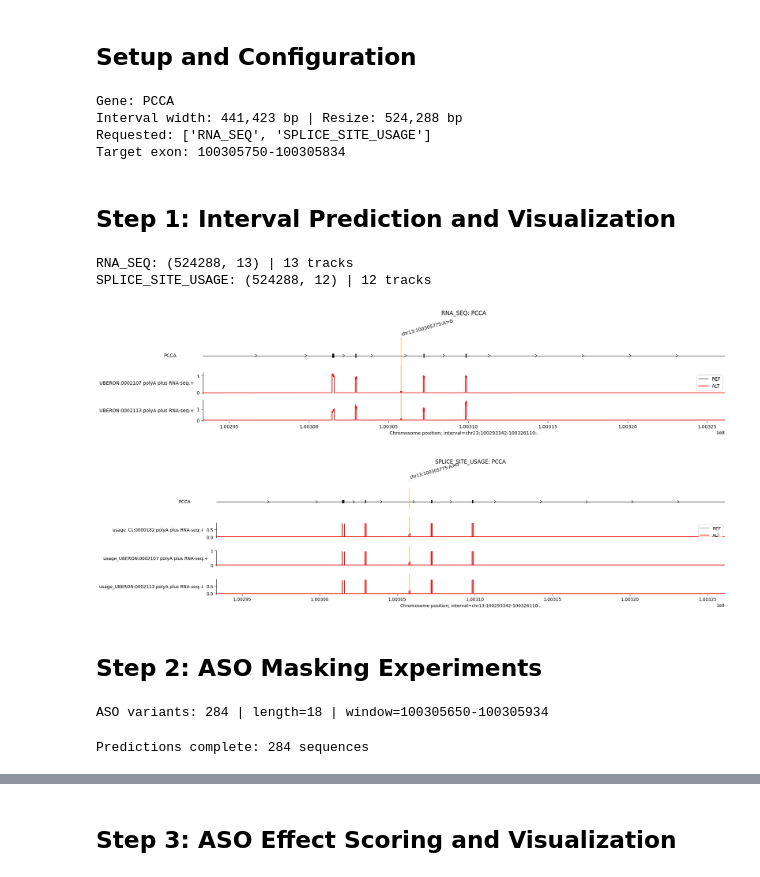
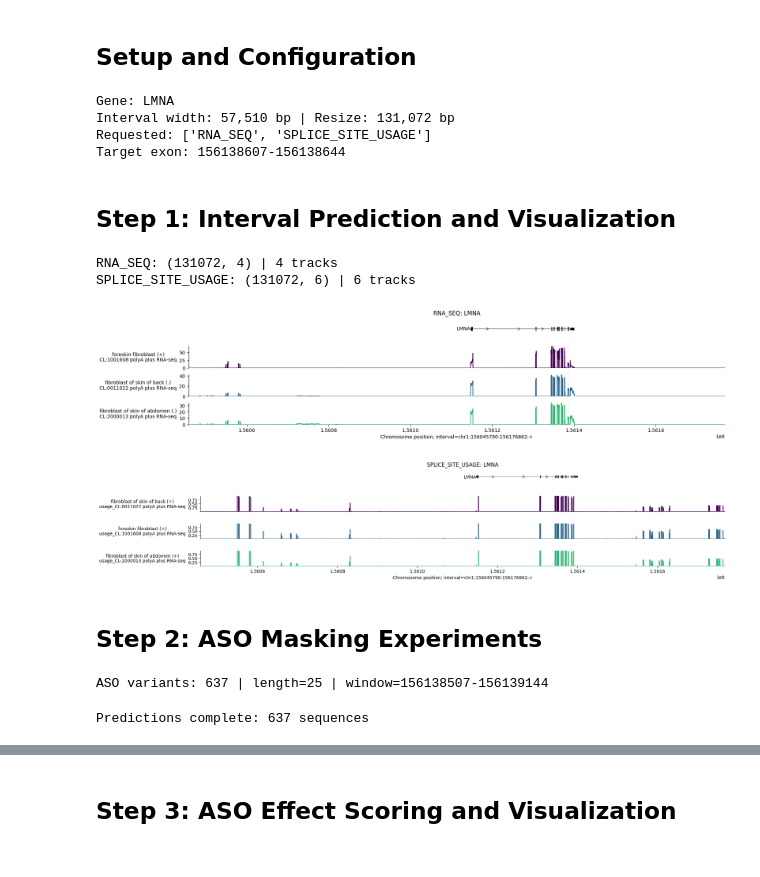
Before and after one commit to nistring/AlphaGenome_ASO, a Jupyter notebook: aso.ipynb, the cells around one changed output, grey strips where cells are left out. Cells and saved outputs as stored; diff of their text form; code cells hidden in the pictures.

```diff
--- a/aso.ipynb
+++ b/aso.ipynb
@@ -3,24 +361,4 @@
 # %%
-import json
-from pathlib import Path
-import pandas as pd
-from Bio import SeqIO
-import matplotlib.pyplot as plt
-
-from utils import (
-    parse_output_types, get_optimal_resize_width,
-    enumerate_aso_variants, plot_all_outputs, find_exon_sequence,
-    score_asos_and_export
-)
-from alphagenome.models import dna_client
-from alphagenome.data import genome, gene_annotation, transcript as transcript_utils
-from alphagenome.visualization import plot_components
-
-# Load config
-config_name = 'PCCA'  # Change config file here
-with open(f'config_private/{config_name}.json', 'r', encoding='utf-8') as f:
-    cfg = json.load(f)
-
 cfg['results_dir'] = cfg['results_dir'] + '/ASO'
 Path(cfg['data_dir']).mkdir(parents=True, exist_ok=True)
 Path(cfg['results_dir']).mkdir(parents=True, exist_ok=True)
@@ -60,19 +398,11 @@ exon_start_rel, exon_end_rel = find_exon_sequence(interval.start, cfg['exon_inte
 exon_start = interval.start + exon_start_rel
 exon_end = interval.start + exon_end_rel
 print(f"Target exon: {exon_start}-{exon_end}")
-
-# Flank sanity
-exon_length = exon_end - exon_start
-min_flank = 100
-if cfg['flank'] < min_flank:
-    cfg['flank'] = min_flank
-    print(f"Adjusted flank to {min_flank}")
-cfg['flank'] += exon_length
 # %% [output]
-Gene: PCCA
-Interval width: 441,423 bp | Resize: 524,288 bp
+Gene: LMNA
+Interval width: 57,510 bp | Resize: 131,072 bp
 Requested: ['RNA_SEQ', 'SPLICE_SITE_USAGE']
-Target exon: 100305750-100305834
+Target exon: 156138607-156138644
 # %% [markdown]
 ## Step 1: Interval Prediction and Visualization
 # %%
@@ -83,8 +413,9 @@ if snv:
     snv["chromosome"] = interval.chromosome
     if not snv.get('reference_bases'):
         snv['reference_bases'] = ref_seq[snv['position'] - interval.start]
+    snv['position'] += 1 # Convert to 1-based
     variant = genome.Variant.from_dict(snv)
-    ref_seq = ref_seq[:snv['position'] - interval.start] + snv['alternate_bases'] + ref_seq[snv['position'] - interval.start + len(snv['alternate_bases']):]  # Now the ref_seq for ASO design is the mutated one.
+    ref_seq = ref_seq[:snv['position'] - interval.start] + snv['alternate_bases'] + ref_seq[snv['position'] - interval.start + len(snv['alternate_bases']):]
     ref_output = model.predict_variant(
         interval=interval,
         variant=variant,
@@ -107,43 +438,30 @@ for output_type in requested_outputs:
     if track_data is not None and hasattr(track_data, 'values'):
         print(f"{output_type.name}: {track_data.values.shape} | {len(track_data.names)} tracks")
 # %% [output]
-RNA_SEQ: (524288, 13) | 13 tracks
-SPLICE_SITE_USAGE: (524288, 12) | 12 tracks
+RNA_SEQ: (131072, 4) | 4 tracks
+SPLICE_SITE_USAGE: (131072, 6) | 6 tracks
 # %%
-# Visualize predictions
-viz_width = cfg.get('viz_resize_width', 2**15)
-annotations = plot_all_outputs(ref_output, transcripts, requested_outputs, cfg, resize_width=viz_width, target_interval=[target_interval], variant=variant)
+annotations = plot_all_outputs(ref_output, transcripts, requested_outputs, cfg, interval=interval, target_interval=[target_interval], variant=variant)
 # %% [output]
-[figure, old version]
+[figure, new version]
-[figure, old version]
+[figure, new version]
 # %% [markdown]
 ## Step 2: ASO Masking Experiments
 # %%
 # ASO variant window
-from alphagenome.data.genome import Interval
-
-if snv:
-    ref_output = ref_output.alternate
-
-variant_interval = Interval(
+variant_interval = genome.Interval(
     chromosome=interval.chromosome,
-    start=exon_start,
-    end=exon_end,
-).resize(cfg['flank'])
-
-if cfg['flank'] > 1000:
-    print(f"Warning: large flank {cfg['flank']} bp may use high memory.")
-
+    start=exon_start-cfg['flank'][0],
+    end=exon_end+cfg['flank'][1],
+)
 start_rel = variant_interval.start - interval.start
 end_rel = variant_interval.end - interval.start
 aso_length = cfg['ASO_length']
 # Use ref_seq (which may have SNV alt applied) as reference for ASO enumeration
-variants, asos = enumerate_aso_variants(ref_seq, start_rel, end_rel, aso_length)
-print(f"ASO variants: {len(variants)} | length={aso_length} | window={variant_interval.start}-{variant_interval.end}")
-# %% [output]
-ASO variants: 284 | length=18 | window=100305650-100305934
 # %%
 # Predict masked sequences
+variants, asos = enumerate_aso_variants(ref_seq, start_rel, end_rel, aso_length)
+print(f"ASO variants: {len(variants)} | length={aso_length} | window={variant_interval.start}-{variant_interval.end}")
 outputs = model.predict_sequences(
     intervals=[interval] * len(variants),
     sequences=variants,
@@ -152,7 +470,8 @@ outputs = model.predict_sequences(
 )
 print(f"Predictions complete: {len(outputs)} sequences")
 # %% [output]
-Predictions complete: 284 sequences
+ASO variants: 637 | length=25 | window=156138507-156139144
+Predictions complete: 637 sequences
 # %%
 # ASO scoring, logos, and BED export
 start = exon_start - interval.start
```
Also changed, not shown: parts of 3 cells of this notebook, 2 other files.
